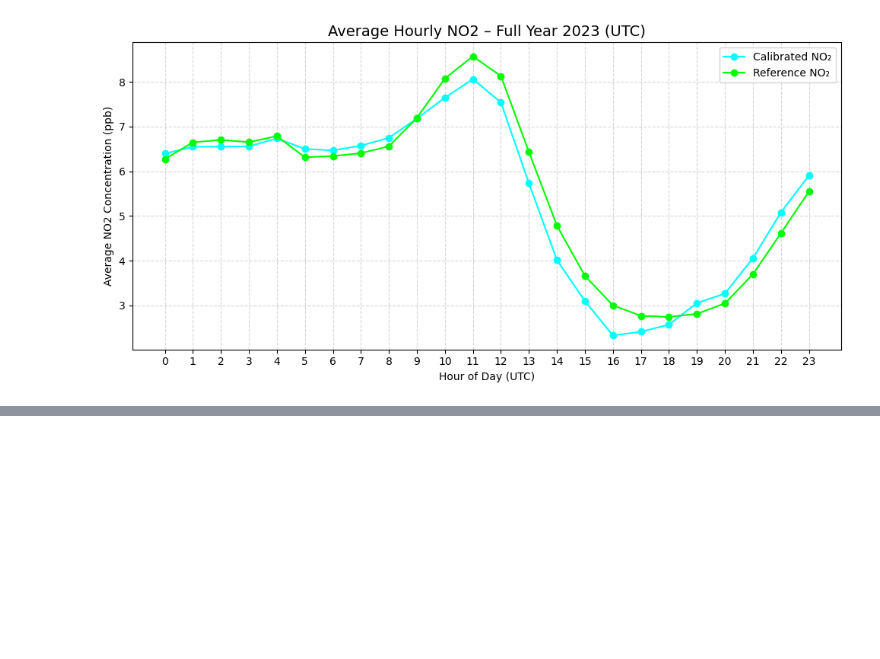
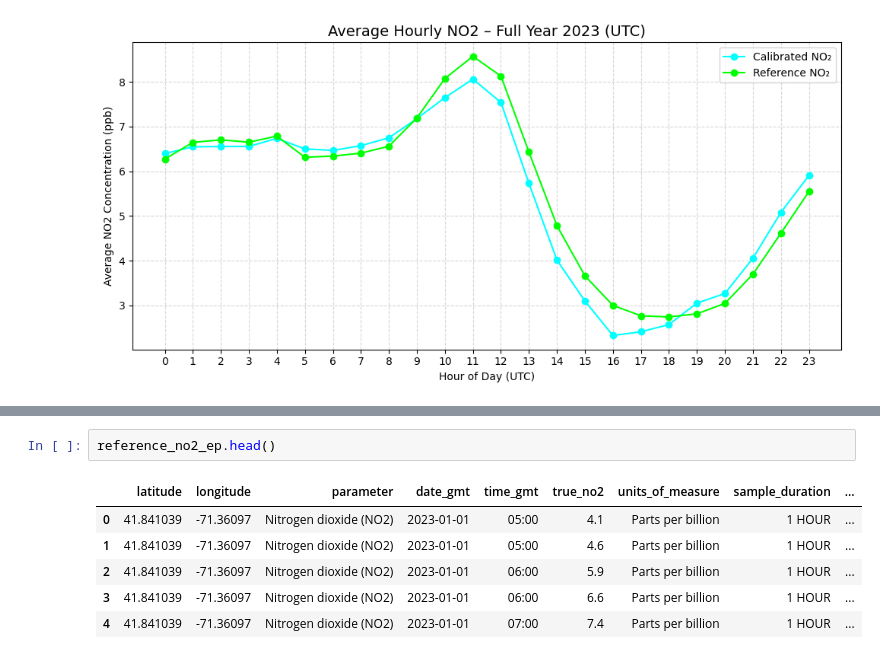
Before and after one commit to jacklardner/calibrated-no2-EDA, a Jupyter notebook: calibrated_to_EP.ipynb, the cells around one changed output, grey strips where cells are left out. Drawn from its saved outputs; the diff is of its cells as text; blank space fills up the shorter version.

```diff
--- a/calibrated_to_EP.ipynb
+++ b/calibrated_to_EP.ipynb
@@ -801,0 +835,9 @@ plt.show()
+# %%
+reference_no2_ep.head()
+# %% [output]
+|  | latitude | longitude | parameter | date_gmt | time_gmt | true_no2 | units_of_measure | sample_duration | ... |
+| 0 | 41.841039 | -71.36097 | Nitrogen dioxide (NO2) | 2023-01-01 | 05:00 | 4.1 | Parts per billion | 1 HOUR | ... |
+| 1 | 41.841039 | -71.36097 | Nitrogen dioxide (NO2) | 2023-01-01 | 05:00 | 4.6 | Parts per billion | 1 HOUR | ... |
+| 2 | 41.841039 | -71.36097 | Nitrogen dioxide (NO2) | 2023-01-01 | 06:00 | 5.9 | Parts per billion | 1 HOUR | ... |
+| 3 | 41.841039 | -71.36097 | Nitrogen dioxide (NO2) | 2023-01-01 | 06:00 | 6.6 | Parts per billion | 1 HOUR | ... |
+| 4 | 41.841039 | -71.36097 | Nitrogen dioxide (NO2) | 2023-01-01 | 07:00 | 7.4 | Parts per billion | 1 HOUR | ... |
```
Also changed, not shown: parts of 5 cells of this notebook.
